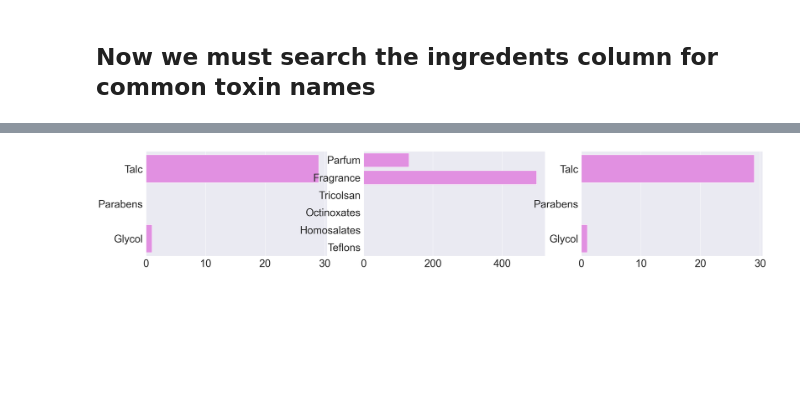
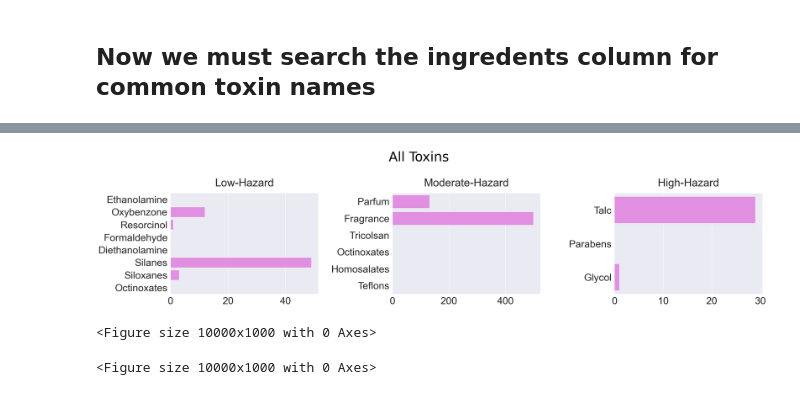
Before and after one commit to mahakanakala/toxins, a Jupyter notebook: toxins_in_beauty_products.ipynb, the cells around one changed output, grey strips where cells are left out. Drawn from its saved outputs; the diff is of its cells as text; code cells hidden in the pictures; blank space fills up the shorter version.

```diff
--- a/toxins_in_beauty_products.ipynb
+++ b/toxins_in_beauty_products.ipynb
@@ -677,4 +847,5 @@ plt.show()
 # %%
+#low hazard
 ethanolamine_occ = df[df['Ingredients'].str.contains('Ethanolamine')].shape[0]
 oxybenzone_occ = df[df['Ingredients'].str.contains("Oxybenzone")].shape[0]
 resorcinol_occ = df[df['Ingredients'].str.contains("Resorcinol")].shape[0]
@@ -684,36 +855,84 @@ silanes_occ = df[df['Ingredients'].str.contains("Silane")].shape[0]
 siloxanes_occ = df[df['Ingredients'].str.contains("Siloxane")].shape[0]
 octinaxate_occ = df[df['Ingredients'].str.contains("Octinaxate")].shape[0]
 
+occurances = [ethanolamine_occ, oxybenzone_occ, resorcinol_occ, formaldehyde_occ, diethanolamine_occ, silanes_occ, siloxanes_occ, octinaxate_occ]
+chemicals = ['Ethanolamine', 'Oxybenzone', 'Resorcinol', 'Formaldehyde', 'Diethanolamine', 'Silanes', 'Siloxanes', 'Octinoxates']
+
+#moderate hazard
 parfum_occ = df[df['Ingredients'].str.contains("Parfum")].shape[0]
 fragrance_occ = df[df['Ingredients'].str.contains("Fragrance")].shape[0]
 triclosan_occ = df[df['Ingredients'].str.contains("triclosan")].shape[0]
 octinoxates_occ = df[df['Ingredients'].str.contains("Octinaxate")].shape[0]
 homosalate_occ = df[df['Ingredients'].str.contains("homosalate")].shape[0]
 teflon_occ = df[df['Ingredients'].str.contains("teflon")].shape[0]
 
 
 occurances1 = [parfum_occ, fragrance_occ, triclosan_occ, octinoxates_occ, homosalate_occ, teflon_occ]
 chemicals1 = ['Parfum', 'Fragrance', 'Tricolsan', 'Octinoxates', 'Homosalates', 'Teflons']
 
-
-
-
+#high hazard
 talc_occ = df[df['Ingredients'].str.contains("Talc")].shape[0]
 parabens_occ = df[df['Ingredients'].str.contains("Parabens")].shape[0]
 glycol_occ = df[df['Ingredients'].str.contains("Polyethylene Glycol")].shape[0]
 
 occurances2 = [talc_occ, parabens_occ, glycol_occ]
 chemicals2 = ['Talc', 'Parabens', 'Glycol']
 
 #total_chem = chemicals + chemicals1 + chemicals2 for swarmplot
 
 fig,axs = plt.subplots(ncols = 3, figsize=(35,6))
 sns.barplot(x=occurances, y=chemicals,  color = 'violet', ax=axs[0])
 sns.barplot(x=occurances1, y=chemicals1,  color = 'violet', ax=axs[1])
 sns.barplot(x=occurances2, y=chemicals2,  color = 'violet', ax=axs[2])
 
+sns.set(font_scale=2)
+sns.set(font="Georgia")
+
+title_font = {
+    'family': 'Baskerville Old Face',
+    'color': 'black',
+    'weight': '400',
+    'size': 50
+
+}
+label_font = {
+    'family': 'Franklin Gothic Medium',
+    'color': 'black',
+    'weight': 'bold',
+    'size': 20
+}
+
+opt_font = {
+    'family': 'Franklin Gothic Medium',
+    'color': 'black',
+    'weight': '100',
+    'size': 12
+}
+
+sns.set(font_scale = 3)
+sns.color_palette("hls", 8)
+
+plt.figure(figsize=(100,10))
+
+plt.figure(figsize=(100,10))
+
+ax.set_xlabel("Occurances", fontdict= label_font)
+ax.set_xticklabels(ax.get_xticklabels(), size = 12)
+
+ax.set_ylabel("Toxin", fontdict= label_font)
+ax.set_yticklabels(ax.get_yticklabels(), size=12)
 
 
+fig.suptitle('All Toxins', fontdict= title_font, y=1.2, x=.45)
+
+fig.subplots_adjust(hspace=5, wspace=0.5)
+
+axs[0].set_title('Low-Hazard', y=1.05)
+axs[1].set_title('Moderate-Hazard', y=1.05)
+axs[2].set_title('High-Hazard', y=1.05)
+
 plt.show()
 # %% [output]
-[figure, old version]
+[figure, new version]
+<Figure size 10000x1000 with 0 Axes>
+<Figure size 10000x1000 with 0 Axes>
```
Also changed, not shown: parts of 37 cells of this notebook.
